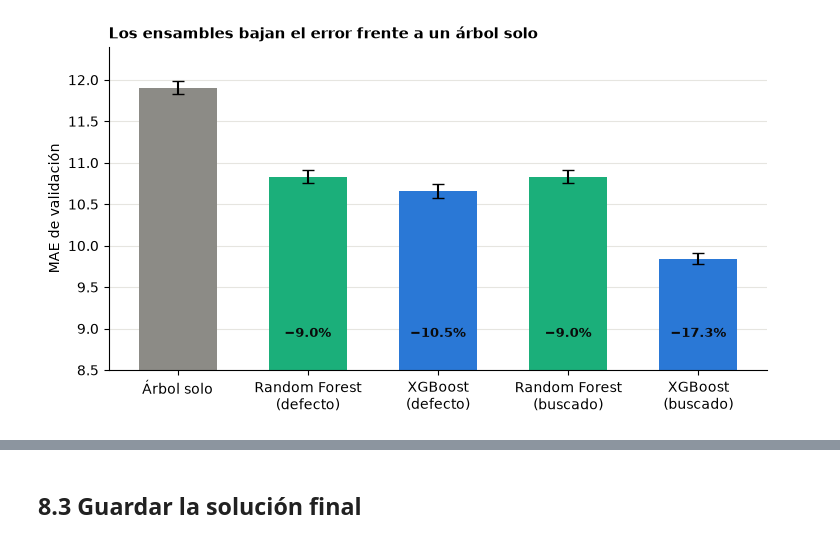
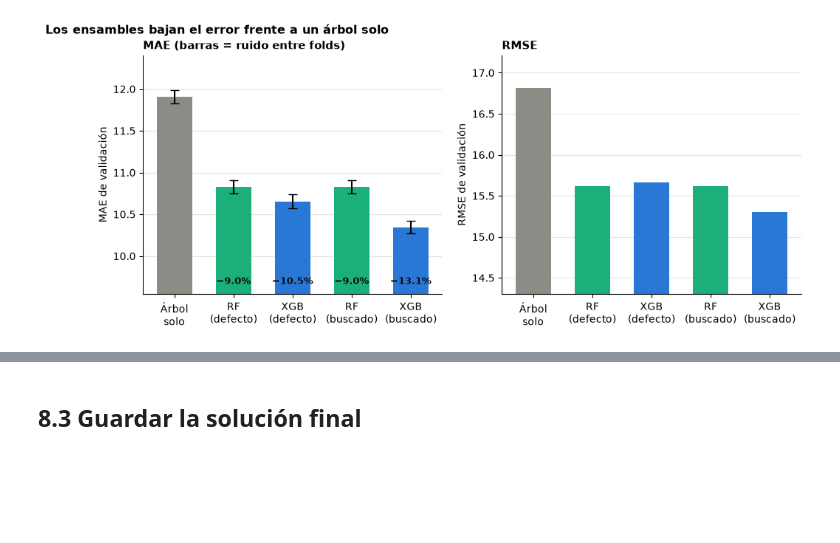
Before and after one commit to crisromero-dev/SpotifyTracks_ML_1101, a Jupyter notebook: ev3/notebook_ev3.ipynb, the cells around one changed output, grey strips where cells are left out. Cells and saved outputs as stored; diff of their text form; code cells hidden in the pictures; blank space fills up the shorter version.

```diff
--- a/ev3/notebook_ev3.ipynb
+++ b/ev3/notebook_ev3.ipynb
@@ -463,18 +449,18 @@ display(RANDOM['xgb'].groupby(objetivo)[['MAE', 'RMSE', 'R2', 'brecha_R2', 'MAE_
 # %%
-# ---------- Error contra sobreajuste: cada punto es un candidato del Random Search
+# ---------- Error contra sobreajuste: cada punto es un candidato del Random Search (la estrella es el valor por defecto)
 fig, axes = plt.subplots(1, 2, figsize=(11.5, 4.3))
 for ax, t in zip(axes, ['xgb', 'rf']):
     r = RANDOM[t]
     p = ax.scatter(r['brecha_R2'], r['MAE'], c=r['criterios'], cmap='viridis', vmin=0, vmax=6, s=40, edgecolor='white', linewidth=0.6)
-    ax.scatter([DEFECTO[t]['brecha_R2']], [DEFECTO[t]['MAE']], marker='*', s=130, color='#0b0b0b', label='por defecto', zorder=5)
+    ax.scatter([DEFECTO[t]['brecha_R2']], [DEFECTO[t]['MAE']], marker='*', s=130, color='#0b0b0b', zorder=5)
+    ax.annotate('por defecto', (DEFECTO[t]['brecha_R2'], DEFECTO[t]['MAE']), xytext=((-9, 8) if t == 'rf' else (9, 7)), textcoords='offset points', ha=('right' if t == 'rf' else 'left'), fontsize=8.5)
     ax.axvline(UMBRALES['brecha_R2'], color='#b9b8b2', linestyle='--')
     ax.text(UMBRALES['brecha_R2'] + 0.005, ax.get_ylim()[1], 'umbral de brecha (0,05)', fontsize=8.5, va='top', color='#52514e')
-    ax.legend(frameon=False, fontsize=8.5, loc='lower right')
     ax.set_title(NOMBRES[t], loc='left', fontsize=11, fontweight='bold')
     ax.set_xlabel('Brecha de R² entre entrenamiento y validación'); ax.set_ylabel('MAE de validación' if t == 'xgb' else '')
     ax.grid(color='#e6e5e0', linewidth=0.8); ax.set_axisbelow(True)
     for lado in ['top', 'right']: ax.spines[lado].set_visible(False)
 fig.colorbar(p, ax=axes, label='criterios cumplidos (de 6)', shrink=0.9)
-fig.suptitle('Random Search: bajar el sobreajuste y bajar el error no siempre coinciden', x=0.01, ha='left', fontsize=11.5, fontweight='bold')
+fig.suptitle('Random Search: error de validación contra sobreajuste de cada candidato', x=0.01, ha='left', fontsize=11.5, fontweight='bold')
 fig.savefig(IMAGENES / '5_1_random_error_contra_sobreajuste.png', dpi=110, bbox_inches='tight'); plt.show()
 # %% [output]
@@ -515,7 +516,7 @@ XGBoost        |  81 combinaciones | {'max_depth': [2.0, 3.0, 4.0], 'learning_ra
 GRID = {}
 for t in ['ridge', 'xgb', 'rf']:
     busq = GridSearchCV(armar(t), ESPACIO_GRID[t], n_jobs=(4 if t == 'ridge' else 1), **PARAMS_COMUNES)
-    GRID[t] = buscar(f'{t}_grid', busq, DATOS[t])
+    GRID[t] = buscar(f'{t}_grid', busq, XTR[t])
     m, r = mejor(GRID[t]), mejor(RANDOM[t])
     print(f"{NOMBRES[t]:14s} | {len(GRID[t]):3d} combinaciones | búsqueda {GRID[t]['segundos_total'].iloc[0]:.0f} s | "
           f"mejor del Grid: MAE {m['MAE']:.3f}, {int(m['criterios'])} criterios (el Random: MAE {r['MAE']:.3f}, {int(r['criterios'])} criterios)")
@@ -638,9 +645,8 @@ Random Forest (bagging) y XGBoost (boosting) son ensambles de árboles. Para dem
 # %%
-# ---------- Referencia: un árbol de decisión solo, con su propia búsqueda (misma preparación y mismos folds que Random Forest)
+# ---------- Referencia: un árbol de decisión solo, con su propia búsqueda (misma tabla y mismos folds que Random Forest)
 from sklearn.tree import DecisionTreeRegressor
-arbol = Pipeline([('pre', clone(PRE['rf'])), ('modelo', DecisionTreeRegressor(random_state=SEMILLA))])
-espacio_arbol = {'modelo__max_depth': [3, 5, 8, 12, None], 'modelo__min_samples_leaf': [1, 10, 40]}
-ARBOL = buscar('arbol_grid', GridSearchCV(arbol, espacio_arbol, n_jobs=4, **PARAMS_COMUNES), X_train)
+espacio_arbol = {'max_depth': [3, 5, 8, 12, None], 'min_samples_leaf': [1, 10, 40]}
+ARBOL = buscar('arbol_grid', GridSearchCV(DecisionTreeRegressor(random_state=SEMILLA), espacio_arbol, n_jobs=4, **PARAMS_COMUNES), XTR['rf'])
 
 def piscina(t):
     return pd.concat([pd.DataFrame([DEFECTO[t]]).infer_objects(), RANDOM[t], GRID[t]], ignore_index=True)
@@ -666,16 +672,22 @@ print('Árbol solo, mejor combinación:', ARBOL.sort_values('MAE').iloc[0]['para
 # %%
-# ---------- Figura: un árbol solo contra bosque y boosting (MAE de validación, barras = ruido entre folds)
-fig, ax = plt.subplots(figsize=(8.5, 4.2))
-etiquetas = ['Árbol solo', 'Random Forest\n(defecto)', 'XGBoost\n(defecto)', 'Random Forest\n(buscado)', 'XGBoost\n(buscado)']
+# ---------- Figura: un árbol solo contra bosque y boosting (MAE con el ruido entre folds, y RMSE)
+fig, axes = plt.subplots(1, 2, figsize=(11.5, 4.2))
+etiquetas = ['Árbol\nsolo', 'RF\n(defecto)', 'XGB\n(defecto)', 'RF\n(buscado)', 'XGB\n(buscado)']   # RF = Random Forest, XGB = XGBoost
 colores_b = ['#8c8b86', '#1baf7a', '#2a78d6', '#1baf7a', '#2a78d6']
-barras = ax.bar(etiquetas, ENSAMBLES['MAE'], yerr=ENSAMBLES['ruido (desv. entre folds)'], color=colores_b, capsize=4, width=0.6)
-for b, pct in zip(barras, ENSAMBLES['MAE menos que el árbol solo (%)']):
+barras = axes[0].bar(etiquetas, ENSAMBLES['MAE'], yerr=ENSAMBLES['ruido (desv. entre folds)'], color=colores_b, capsize=4, width=0.6)
+piso = ENSAMBLES['MAE'].min() - 0.8
+for b_, pct in zip(barras, ENSAMBLES['MAE menos que el árbol solo (%)']):
     if pct > 0:
-        ax.text(b.get_x() + b.get_width() / 2, 8.9, f'−{pct:.1f}%', ha='center', color='#0b0b0b', fontsize=9.5, fontweight='bold')
-ax.set_ylim(8.5, 12.4); ax.set_ylabel('MAE de validación')
-ax.set_title('Los ensambles bajan el error frente a un árbol solo', loc='left', fontsize=10.5, fontweight='bold')
-ax.grid(axis='y', color='#e6e5e0'); ax.set_axisbelow(True)
-for lado in ['top', 'right']: ax.spines[lado].set_visible(False)
+        axes[0].text(b_.get_x() + b_.get_width() / 2, piso + 0.12, f'−{pct:.1f}%', ha='center', color='#0b0b0b', fontsize=9.5, fontweight='bold')
+axes[0].set_ylim(piso, ENSAMBLES['MAE'].max() + 0.5); axes[0].set_ylabel('MAE de validación')
+axes[0].set_title('MAE (barras = ruido entre folds)', loc='left', fontsize=10.5, fontweight='bold')
+axes[1].bar(etiquetas, ENSAMBLES['RMSE'], color=colores_b, width=0.6)
+axes[1].set_ylim(ENSAMBLES['RMSE'].min() - 1.0, ENSAMBLES['RMSE'].max() + 0.4); axes[1].set_ylabel('RMSE de validación')
+axes[1].set_title('RMSE', loc='left', fontsize=10.5, fontweight='bold')
+for ax in axes:
+    ax.grid(axis='y', color='#e6e5e0'); ax.set_axisbelow(True)
+    for lado in ['top', 'right']: ax.spines[lado].set_visible(False)
+fig.suptitle('Los ensambles bajan el error frente a un árbol solo', x=0.01, ha='left', fontsize=11.5, fontweight='bold')
 fig.savefig(IMAGENES / '5_3_ensambles.png', dpi=110, bbox_inches='tight'); plt.show()
 # %% [output]
-[figure, old version]
+[figure, new version]
```
Also changed, not shown: parts of 158 cells of this notebook, 59 other files.
